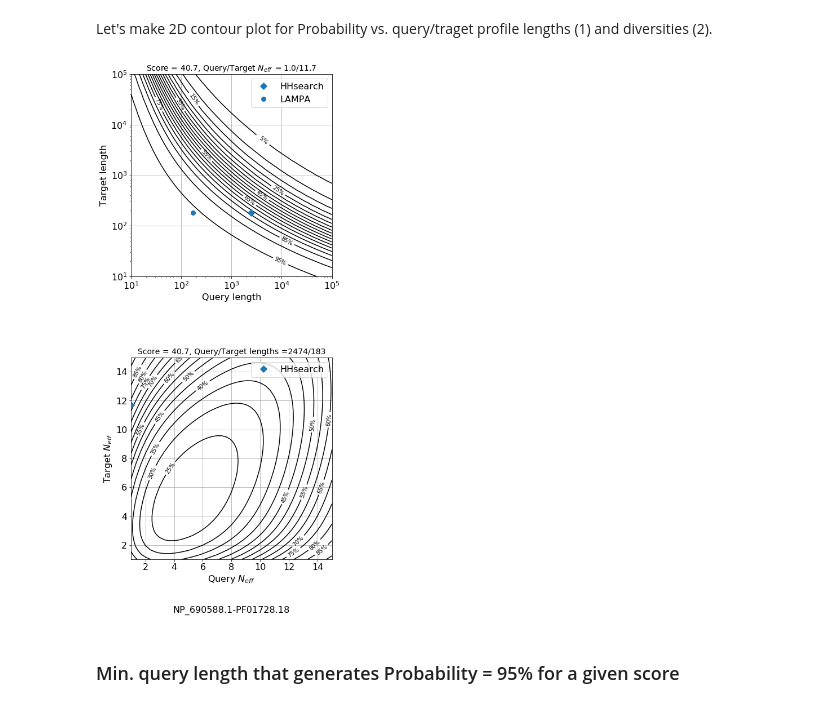
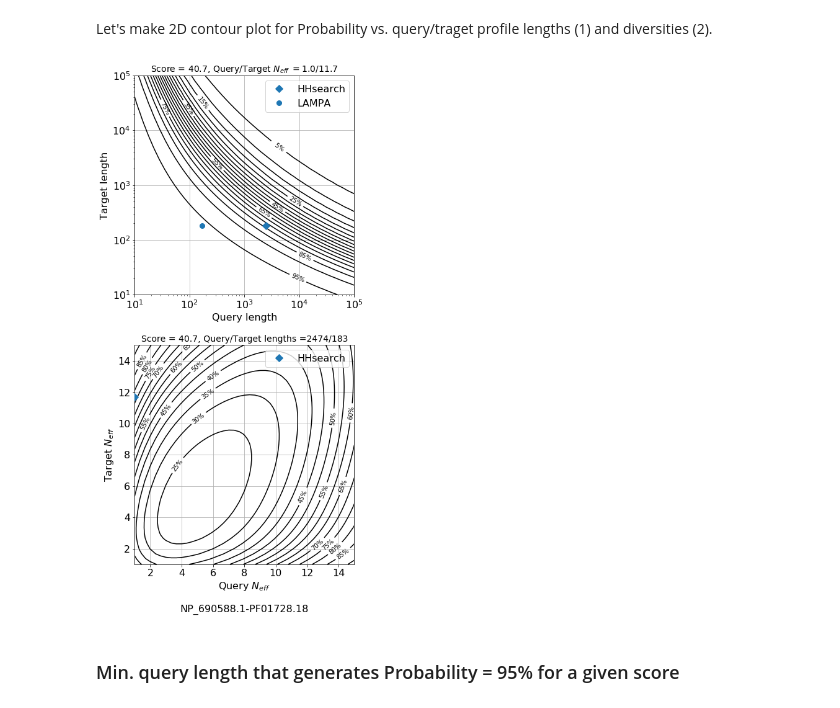
Before and after one commit to Gorbalenya-Lab/hh-suite-notebooks, a Jupyter notebook: test_score.ipynb, the cells around one changed output. Drawn from its saved outputs; the diff is of its cells as text; code cells hidden in the pictures.

```diff
--- a/test_score.ipynb
+++ b/test_score.ipynb
@@ -383,7 +383,7 @@ P = X.copy()
 testNeff(P, getProbabNeff, h)
 # %%
 fig, (ax1, ax2) = plt.subplots(2, 1)
-fig.set_size_inches(6,14.5)
+fig.set_size_inches(6,12.8)
 
 ax1.set_xscale("log", nonposx='clip')
 ax1.set_yscale("log", nonposy='clip')
@@ -397,36 +397,36 @@ p = ax1.contour(X0, Y0, P0, levels=levels, colors='k')
 ax1.clabel(p, levels[1::2], inline=1, fmt='%2.0f%%', fontsize=10)
 ax1.plot([hits[0].q_L], [hits[0].t_L], zorder=4, linestyle='', label='HHsearch', marker='D', c=color, markersize=8)
 ax1.plot([hits[1].q_L], [hits[1].t_L], zorder=4, linestyle='', label='LAMPA', marker='o', c=color, markersize=8)
 
 ax1.grid(True)
 ax1.legend() # prop={'size': 12}
 
 ax2.set_title('Score = ' + ('%4.1f' % hit.score) + ', Query/Target lengths =' + str(hit.q_L) + '/' + str(hit.t_L), size=14)
-ax2.set_xlabel('Query $N_{eff}$\n\n\n' + pair_name, size=16)
+ax2.set_xlabel('Query $N_{eff}$\n\n' + pair_name, size=16)
 ax2.set_ylabel('Target $N_{eff}$', size=16)
 
 levels = np.arange(0, 100, 5)
 p = ax2.contour(X, Y, P, levels=levels, colors='k')
 ax2.clabel(p, levels[0::1], inline=1, fmt='%2.0f%%', fontsize=10)
 
 ax2.plot([hit.q_Neff], [hit.t_Neff], zorder=4, linestyle='', label='HHsearch', marker='D', c=color, markersize=8)
 
 """
 # Shrink current axis by 20%
 box = ax2.get_position()
 ax2.set_position([box.x0, box.y0, box.width * 0.8, box.height])
 # Put a legend to the right of the current axis
 ax2.legend(loc='center left', bbox_to_anchor=(1, 0.5))
 """
 
 ax2.legend()
 ax2.grid(True)
 
-plt.subplots_adjust(hspace=0.4, top=0.95, right=0.95)
+plt.subplots_adjust(hspace=0.23, top=0.98, right=0.95, left=0.13)
 pdffile = 'output/{}-{}-Figure-7.pdf'.format(hits[0].query, hits[0].target)
 plt.savefig(pdffile, format='PDF')
 # %% [output]
-[figure, old version]
+[figure, new version]
 # %% [markdown]
 ### Min. query length that generates Probability = 95% for a given score
 # %% [markdown]
```
